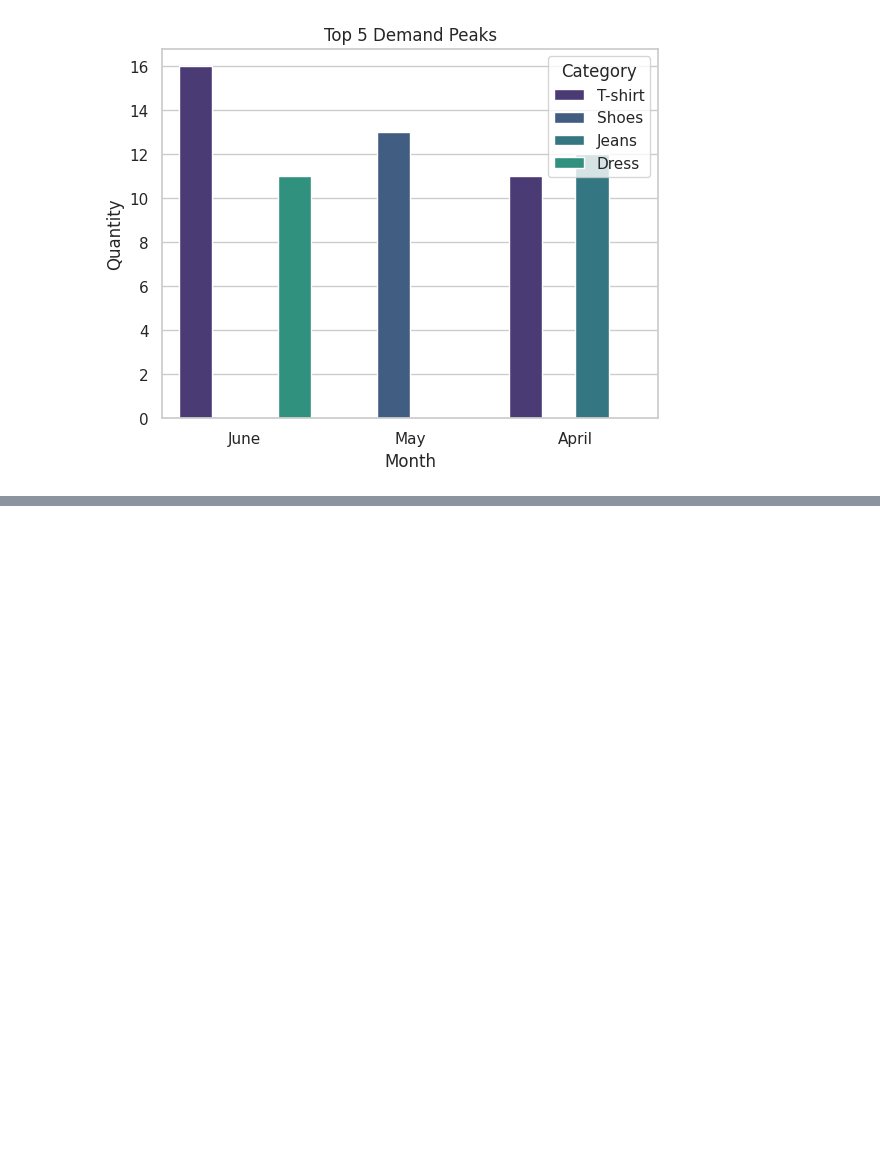
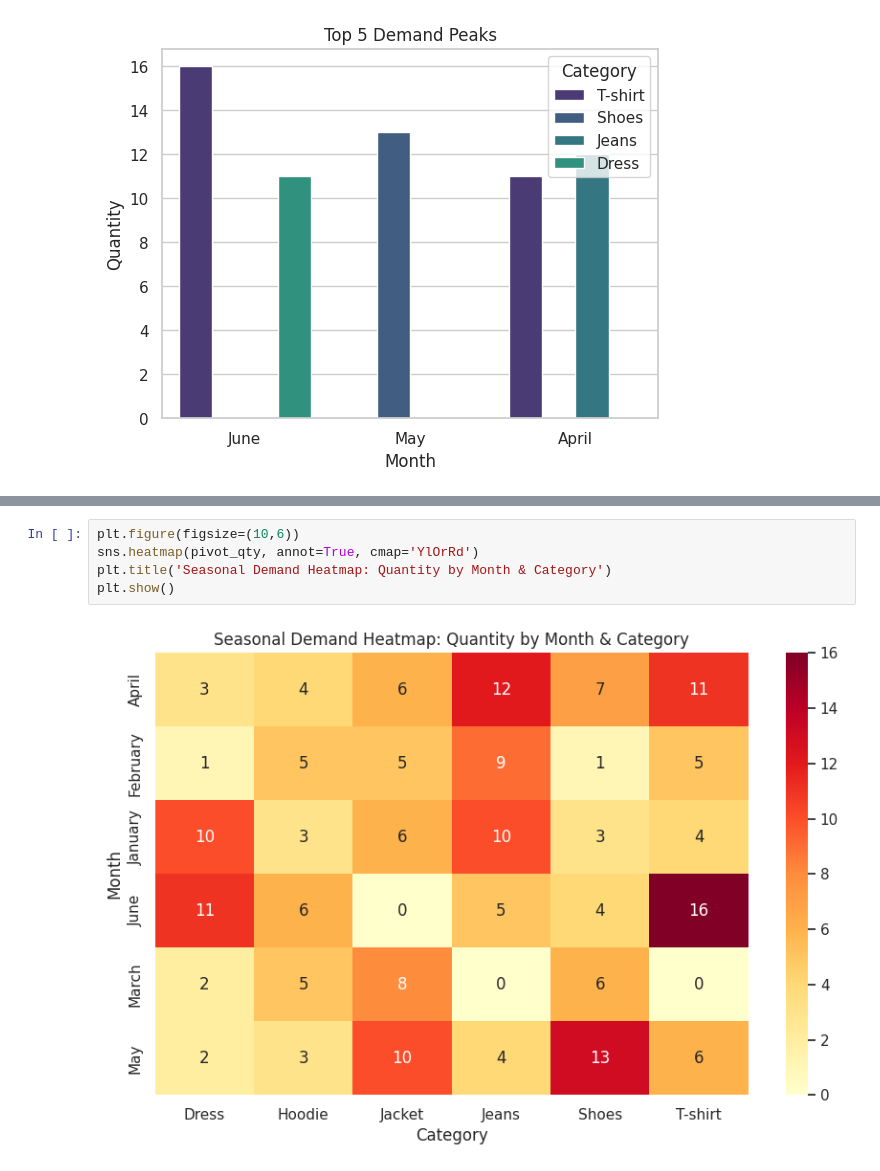
Before and after one commit to Mainabryan/SWISS-CLOTHING-BRAND, a Jupyter notebook: Swiss_clothing_brand.ipynb, the cells around one changed output, grey strips where cells are left out. Saved outputs shown, nothing was run; the diff lists cells and outputs as text; blank space fills up the shorter version.

```diff
--- a/Swiss_clothing_brand.ipynb
+++ b/Swiss_clothing_brand.ipynb
@@ -1503,0 +1609,7 @@ May         2.0     3.0    10.0    4.0   13.0      6.0
+# %%
+plt.figure(figsize=(10,6))
+sns.heatmap(pivot_qty, annot=True, cmap='YlOrRd')
+plt.title('Seasonal Demand Heatmap: Quantity by Month & Category')
+plt.show()
+# %% [output]
+[figure, added]
```
Also changed, not shown: parts of 1 cell of this notebook.
